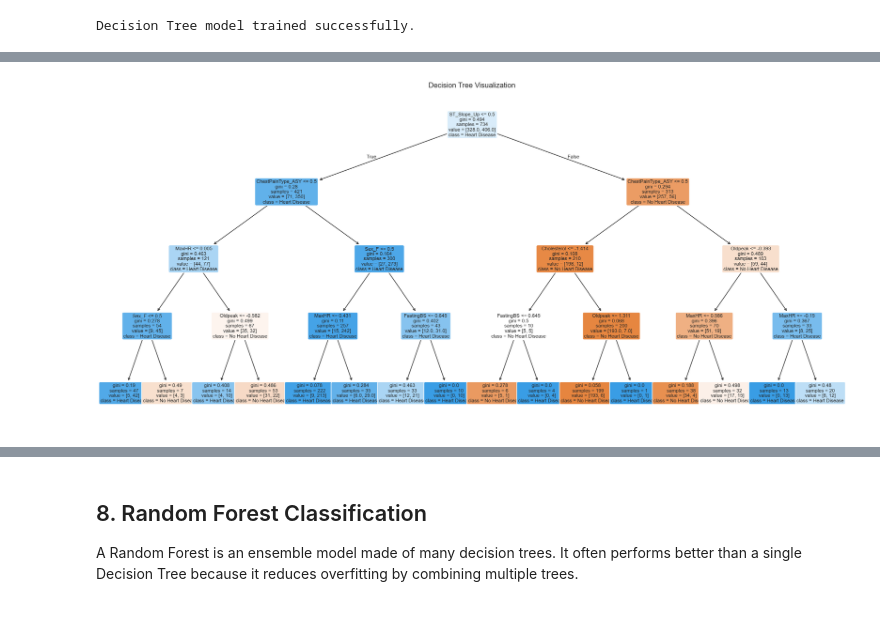
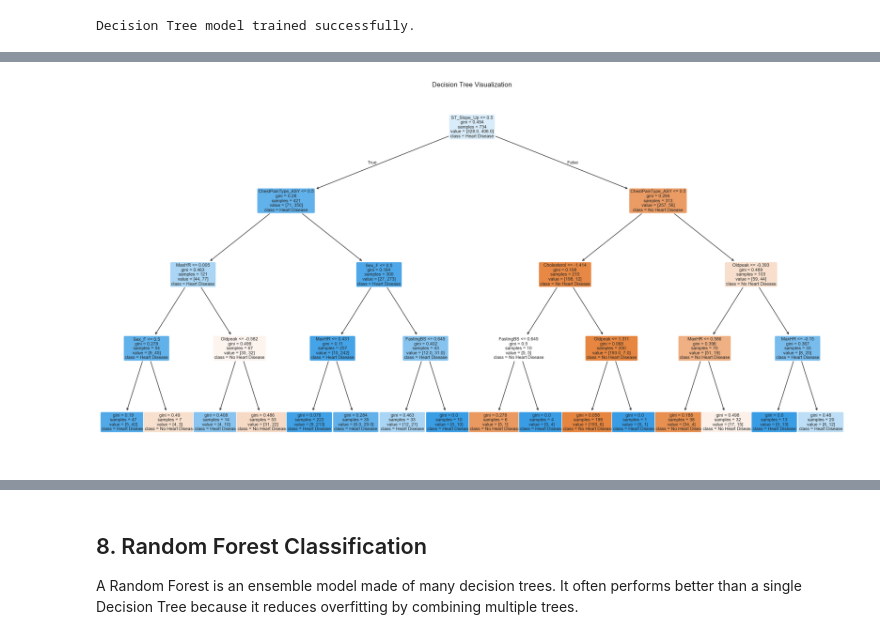
Before and after one commit to pearlsheyl08/Heart-Disease-Analysis, a Jupyter notebook: Lastnames_CCS230_Finals.ipynb, the cells around one changed output, grey strips where cells are left out. Cells and saved outputs as stored; diff of their text form; code cells hidden in the pictures.

```diff
--- a/Lastnames_CCS230_Finals.ipynb
+++ b/Lastnames_CCS230_Finals.ipynb
@@ -696,15 +698,14 @@ A Decision Tree is a supervised model that creates a tree of questions to classi
 # %%
-# Build a Decision Tree pipeline.
-# max_depth limits tree complexity and helps reduce overfitting.
-decision_tree_pipeline = Pipeline(steps=[
-    ("preprocessor", preprocessor),
-    ("model", DecisionTreeClassifier(max_depth=4, random_state=RANDOM_STATE))
-])
+# Train a Decision Tree classifier using the prepared train-test split.
+# max_depth=4 keeps the tree easier to read and helps reduce overfitting.
+dt_feature_names = get_feature_names(preprocessor)
 
-decision_tree_pipeline.fit(X_train, y_train)
+decision_tree_model = DecisionTreeClassifier(max_depth=4, random_state=42)
+decision_tree_model.fit(X_train_prepared, y_train)
 
-dt_predictions = decision_tree_pipeline.predict(X_test)
-dt_probabilities = decision_tree_pipeline.predict_proba(X_test)[:, 1]
+# Predict HeartDisease on the test set.
+dt_predictions = decision_tree_model.predict(X_test_prepared)
+dt_probabilities = decision_tree_model.predict_proba(X_test_prepared)[:, 1]
 
 print("Decision Tree model trained successfully.")
 # %% [output]
@@ -734,19 +759,15 @@ weighted avg       0.80      0.80      0.80       184
 # %%
 # Visualize the trained Decision Tree.
-dt_model = decision_tree_pipeline.named_steps["model"]
-dt_preprocessor = decision_tree_pipeline.named_steps["preprocessor"]
-dt_feature_names = get_feature_names(dt_preprocessor)
-
-plt.figure(figsize=(22, 10))
+plt.figure(figsize=(24, 12))
 plot_tree(
-    dt_model,
+    decision_tree_model,
     feature_names=dt_feature_names,
     class_names=["No Heart Disease", "Heart Disease"],
     filled=True,
     rounded=True,
     fontsize=8
 )
 plt.title("Decision Tree Visualization")
 plt.show()
 # %% [output]
-[figure, old version]
+[figure, new version]
```
Also changed, not shown: parts of 5 cells of this notebook.
